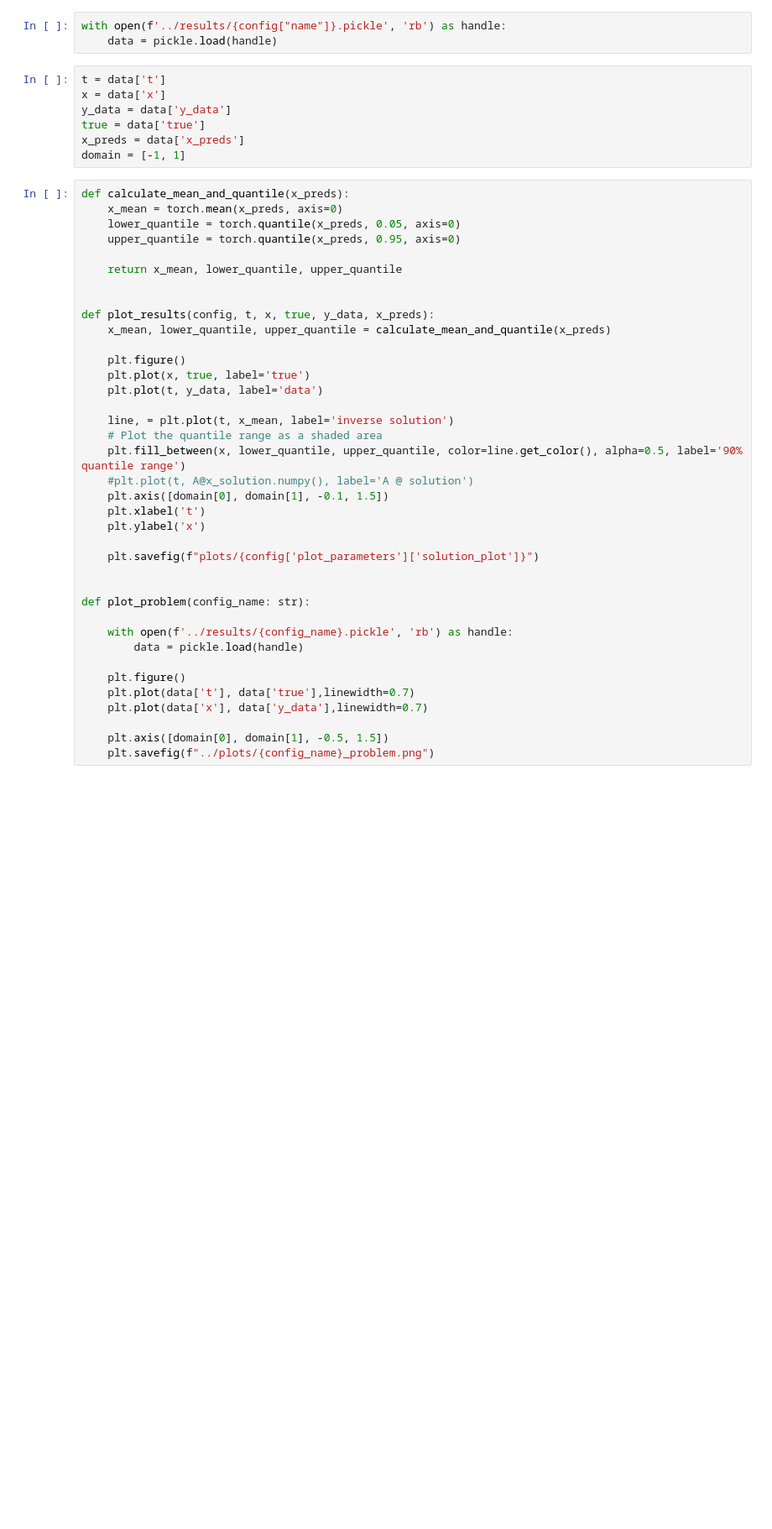
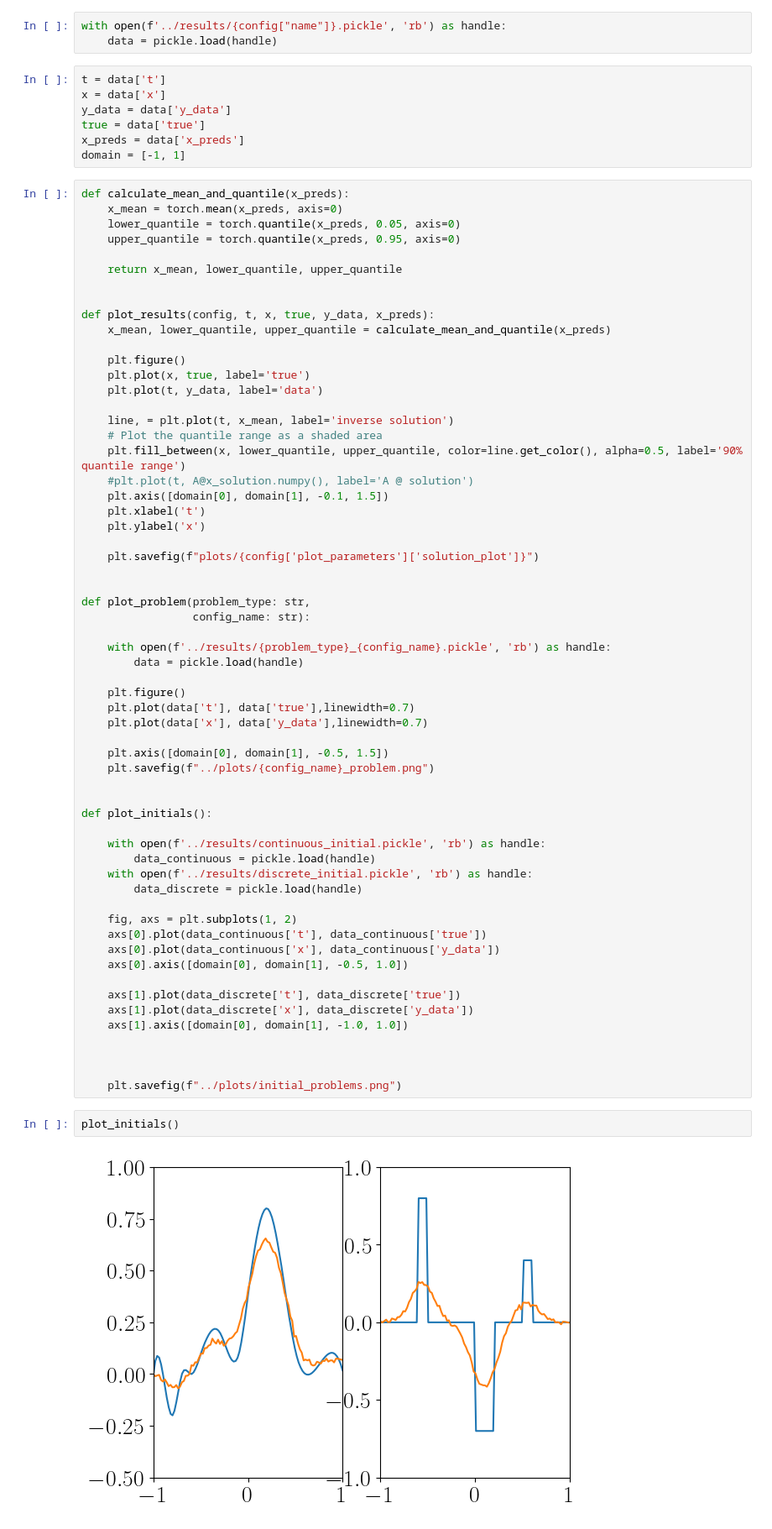
Before and after one commit to akseliekseli/Bayesian-Neural-Networks-with-Stochastic-Variational-Inference-in-Inverse-Problems, a Jupyter notebook: codes/create_images_from_results.ipynb, the cells around one changed output. Shown: that part at 84% size. Drawn from its saved outputs; the diff is of its cells as text; blank space fills up the shorter version.

```diff
--- a/codes/create_images_from_results.ipynb
+++ b/codes/create_images_from_results.ipynb
@@ -51,9 +51,10 @@ def plot_results(config, t, x, true, y_data, x_preds):
     plt.savefig(f"plots/{config['plot_parameters']['solution_plot']}")
 
 
-def plot_problem(config_name: str):
+def plot_problem(problem_type: str,
+                 config_name: str):
 
-    with open(f'../results/{config_name}.pickle', 'rb') as handle:
+    with open(f'../results/{problem_type}_{config_name}.pickle', 'rb') as handle:
         data = pickle.load(handle)
 
     plt.figure()
@@ -62,4 +63,29 @@ def plot_problem(config_name: str):
 
     plt.axis([domain[0], domain[1], -0.5, 1.5])
     plt.savefig(f"../plots/{config_name}_problem.png")
+
+
+def plot_initials():
+
+    with open(f'../results/continuous_initial.pickle', 'rb') as handle:
+        data_continuous = pickle.load(handle)
+    with open(f'../results/discrete_initial.pickle', 'rb') as handle:
+        data_discrete = pickle.load(handle)
+
+    fig, axs = plt.subplots(1, 2)
+    axs[0].plot(data_continuous['t'], data_continuous['true'])
+    axs[0].plot(data_continuous['x'], data_continuous['y_data'])
+    axs[0].axis([domain[0], domain[1], -0.5, 1.0])
+
+    axs[1].plot(data_discrete['t'], data_discrete['true'])
+    axs[1].plot(data_discrete['x'], data_discrete['y_data'])
+    axs[1].axis([domain[0], domain[1], -1.0, 1.0])
+
+
+
+    plt.savefig(f"../plots/initial_problems.png")
+# %%
+plot_initials()
+# %% [output]
+[figure, added]
 # %%
```
Also changed, not shown: parts of 8 cells of this notebook, 3 other files.
